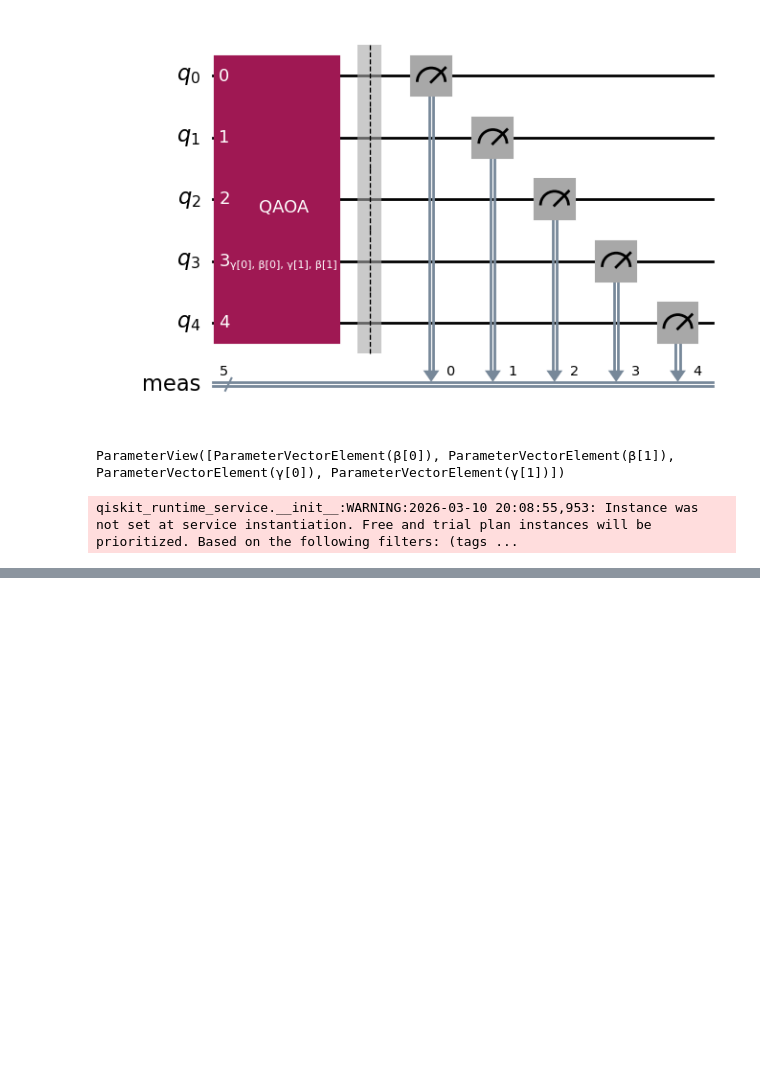
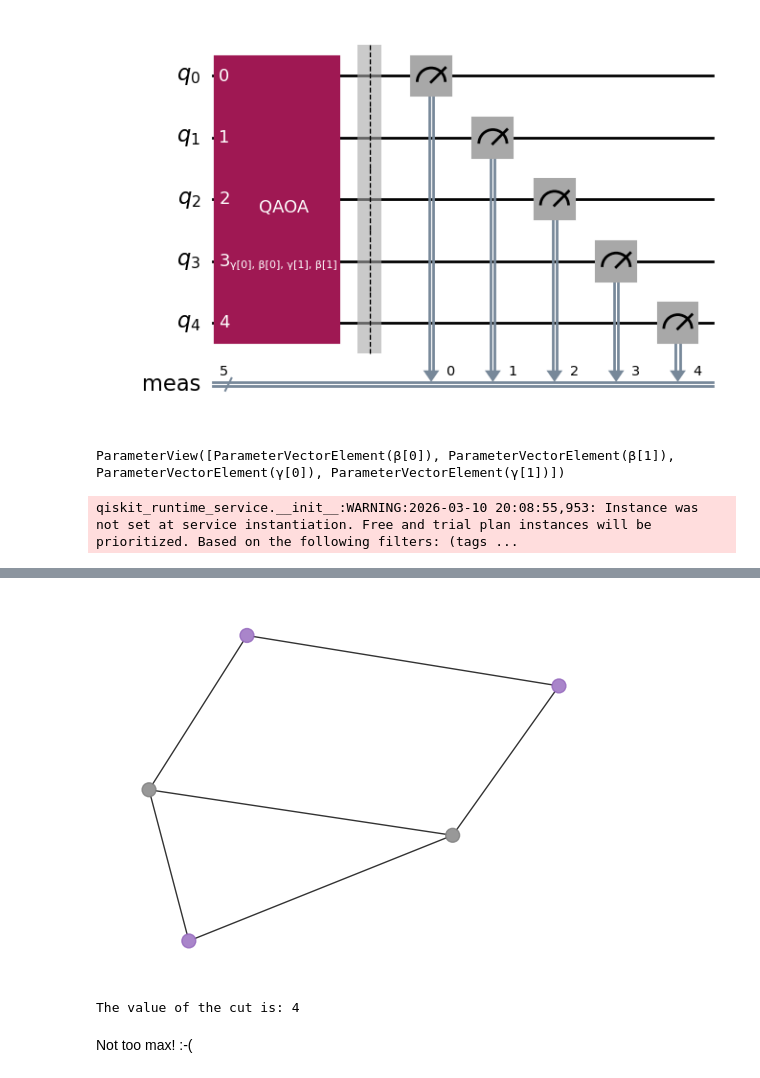
Before and after one commit to jpmorgen/qiskit, a Jupyter notebook: QAOA.ipynb, the cells around one changed output, grey strips where cells are left out. Drawn from its saved outputs; the diff is of its cells as text; code cells hidden in the pictures; blank space fills up the shorter version.

```diff
--- a/QAOA.ipynb
+++ b/QAOA.ipynb
@@ -147,0 +310,30 @@ RequestsApiError: '400 Client Error: Bad Request for url: https://quantum.cloud.
+# %%
+# auxiliary function to plot graphs
+def plot_result(G, x):
+    colors = ["tab:grey" if i == 0 else "tab:purple" for i in x]
+    pos, _default_axes = rx.spring_layout(G), plt.axes(frameon=True)
+    rx.visualization.mpl_draw(
+        G, node_color=colors, node_size=100, alpha=0.8, pos=pos
+    )
+
+
+plot_result(graph, most_likely_bitstring)
+# %% [output]
+[figure, added]
+# %%
+def evaluate_sample(x: Sequence[int], graph: rx.PyGraph) -> float:
+    assert len(x) == len(
+        list(graph.nodes())
+    ), "The length of x must coincide with the number of nodes in the graph."
+    return sum(
+        x[u] * (1 - x[v]) + x[v] * (1 - x[u])
+        for u, v in list(graph.edge_list())
+    )
+
+
+cut_value = evaluate_sample(most_likely_bitstring, graph)
+print("The value of the cut is:", cut_value)
+# %% [output]
+The value of the cut is: 4
+# %% [markdown]
+Not too max! :-(
```
Also changed, not shown: parts of 22 cells of this notebook, 1 other file.
